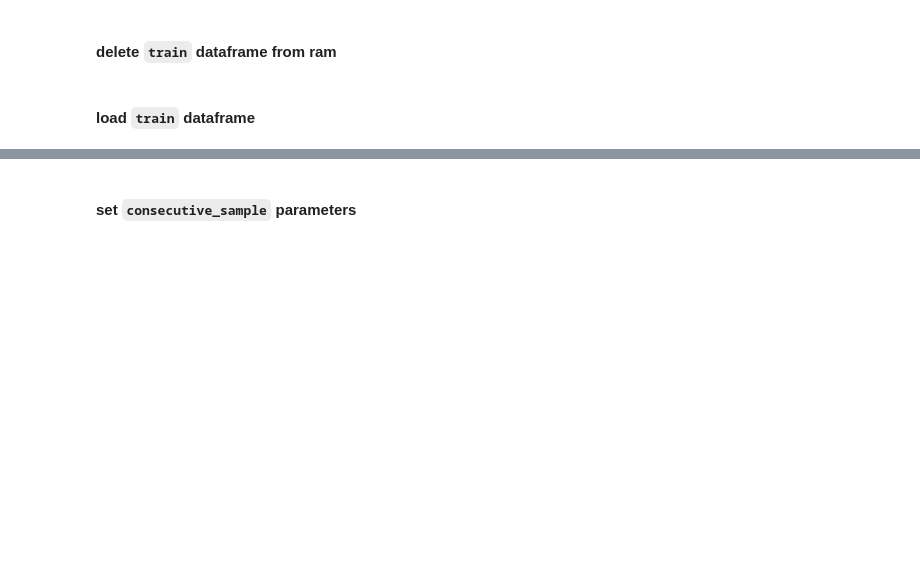
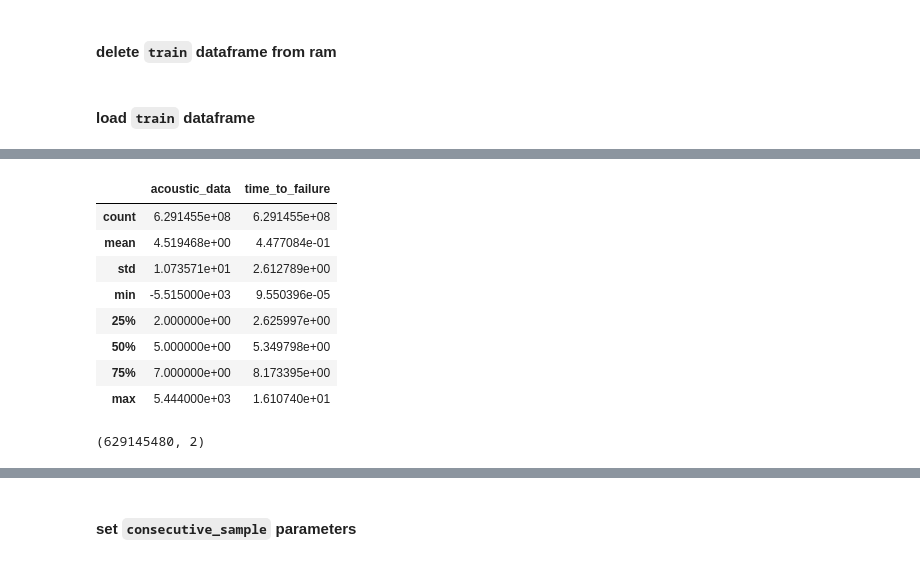
Before and after one commit to jonbatscha/earthquake_prediction, a Jupyter notebook: refactor.ipynb, the cells around one changed output, grey strips where cells are left out. Saved outputs shown, nothing was run; the diff lists cells and outputs as text; code cells hidden in the pictures; blank space fills up the shorter version.

```diff
--- a/refactor.ipynb
+++ b/refactor.ipynb
@@ -99,0 +134,5 @@ Wall time: 1min 4s
+# %%
+%%time
+
+train.describe()
+# %% [output]
@@ -99,0 +141,13 @@ Wall time: 1min 4s
+|  | acoustic_data | time_to_failure |
+| count | 6.291455e+08 | 6.291455e+08 |
+| mean | 4.519468e+00 | 4.477084e-01 |
+| std | 1.073571e+01 | 2.612789e+00 |
+| min | -5.515000e+03 | 9.550396e-05 |
+| 25% | 2.000000e+00 | 2.625997e+00 |
+| 50% | 5.000000e+00 | 5.349798e+00 |
+| 75% | 7.000000e+00 | 8.173395e+00 |
+| max | 5.444000e+03 | 1.610740e+01 |
+# %%
+train.shape
+# %% [output]
+(629145480, 2)
```
Also changed, not shown: parts of 62 cells of this notebook, 1 other file.
